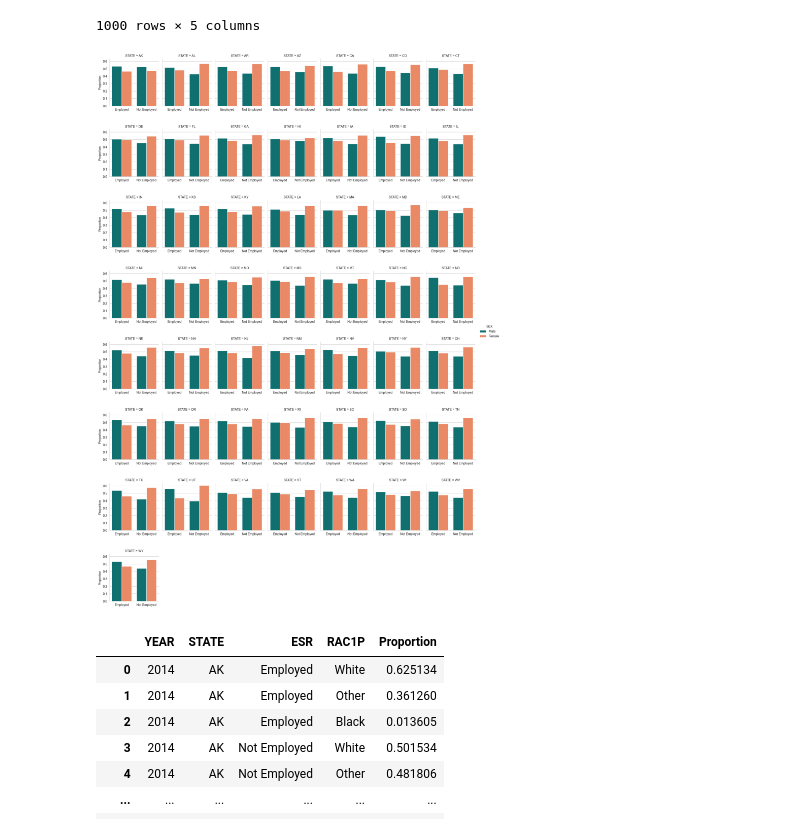
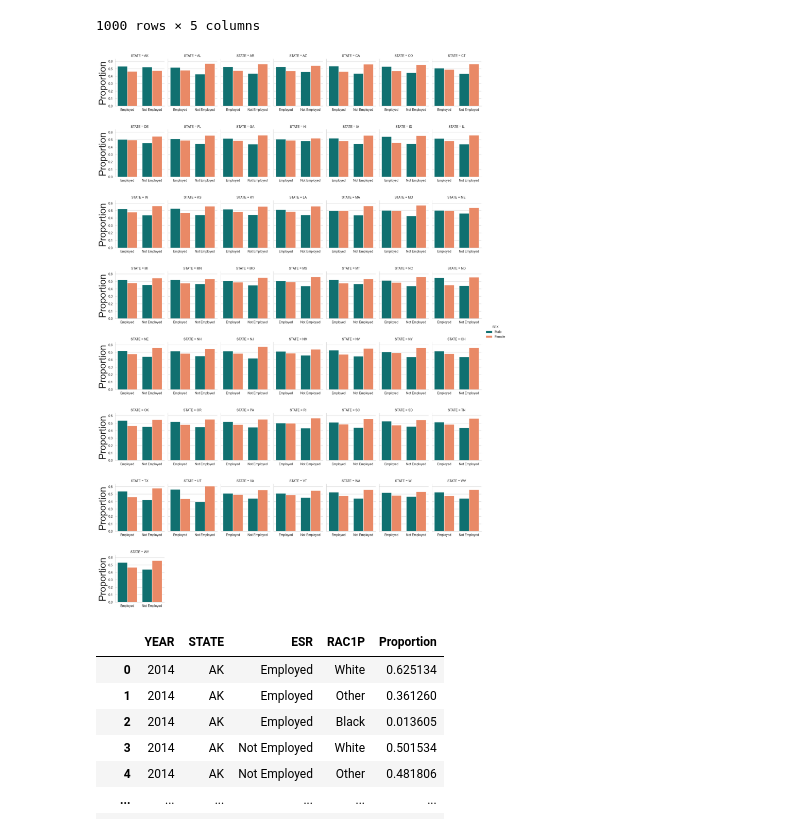
Before and after one commit to SaraBonati/fair_ml_thesis, a Jupyter notebook: notebooks/figures.ipynb, the cells around one changed output. Drawn from its saved outputs; the diff is of its cells as text; code cells hidden in the pictures.

```diff
--- a/notebooks/figures.ipynb
+++ b/notebooks/figures.ipynb
@@ -227,16 +227,18 @@ esr_df
 # %%
 # plot
 g = sns.catplot(data=esr_df[esr_df['YEAR']==y], x="ESR",y='Proportion', hue="SEX", col="STATE",col_wrap=7,kind="bar",
             errorbar=None,
             height=6,palette={'Female': 'coral', 'Male': 'teal'}, aspect=.4) #4,0.6
+g.set_titles(fontsize=25)
 for ax in g.axes:
     ax.tick_params(labelbottom=True)
     ax.set_xlabel("")
-    ax.set_ylabel("Proportion")
+    ax.set_ylabel("Proportion", fontsize=30)
     plt.subplots_adjust(bottom=0.5,hspace=0.5)
-plt.savefig(os.path.join(fdir,task,f'new_ESR_distribution_dependent_on_SEX_{task}_{y}.pdf'),format='pdf',dpi=300)
+
+#plt.savefig(os.path.join(fdir,task,f'new_ESR_distribution_dependent_on_SEX_{task}_{y}.pdf'),format='pdf',dpi=300)
 # %% [output]
-[figure, old version]
+[figure, new version]
 # %%
 esr_df2 = df1.groupby(by=['YEAR','STATE','ESR'])['RAC1P'].value_counts(normalize=True).to_frame('Proportion')\
     .reset_index()
```
Also changed, not shown: parts of 1 cell of this notebook, 4 other files.
